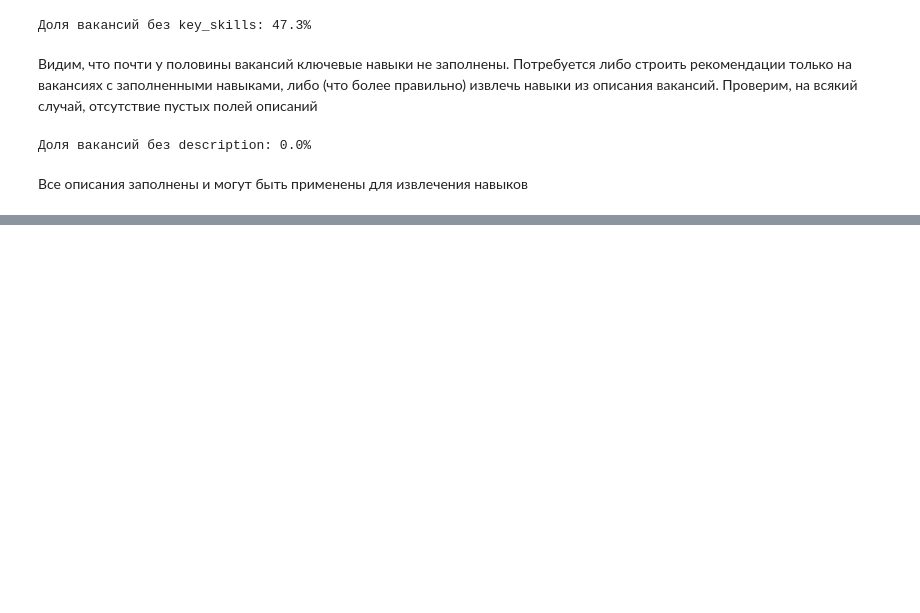
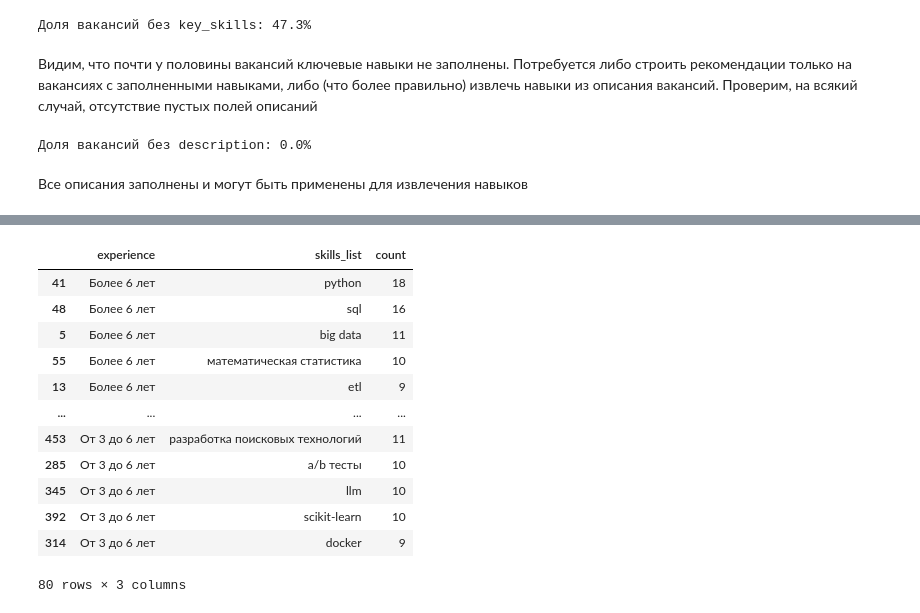
Before and after one commit to iZemenkov/skillgrow, a Jupyter notebook: notebooks/01_eda.ipynb, the cells around one changed output, grey strips where cells are left out. Cells and saved outputs as stored; diff of their text form; code cells hidden in the pictures; blank space fills up the shorter version.

```diff
--- a/notebooks/01_eda.ipynb
+++ b/notebooks/01_eda.ipynb
@@ -129,0 +180,30 @@ print(f"Доля вакансий без description: {share_empty:.1f}%")
+# %%
+# Также оценим топ навыков, исходя из опыта
+
+top_by_exp = (skills_exploded
+              .dropna(subset=['skills_list'])
+              .groupby(['experience','skills_list'])
+              .size()
+              .reset_index(name='count'))
+
+def top_k_per_group(df_g, k=20):
+    return (df_g.sort_values(['experience','count'], ascending=[True, False])
+             .groupby('experience')
+             .head(k))
+
+top_exp_20 = top_k_per_group(top_by_exp, k=20)
+top_exp_20
+# %% [output]
+|  | experience | skills_list | count |
+| 41 | Более 6 лет | python | 18 |
+| 48 | Более 6 лет | sql | 16 |
+| 5 | Более 6 лет | big data | 11 |
+| 55 | Более 6 лет | математическая статистика | 10 |
+| 13 | Более 6 лет | etl | 9 |
+| ... | ... | ... | ... |
+| 453 | От 3 до 6 лет | разработка поисковых технологий | 11 |
+| 285 | От 3 до 6 лет | a/b тесты | 10 |
+| 345 | От 3 до 6 лет | llm | 10 |
+| 392 | От 3 до 6 лет | scikit-learn | 10 |
+| 314 | От 3 до 6 лет | docker | 9 |
+80 rows × 3 columns
```
Also changed, not shown: parts of 4 cells of this notebook, 3 other files.
